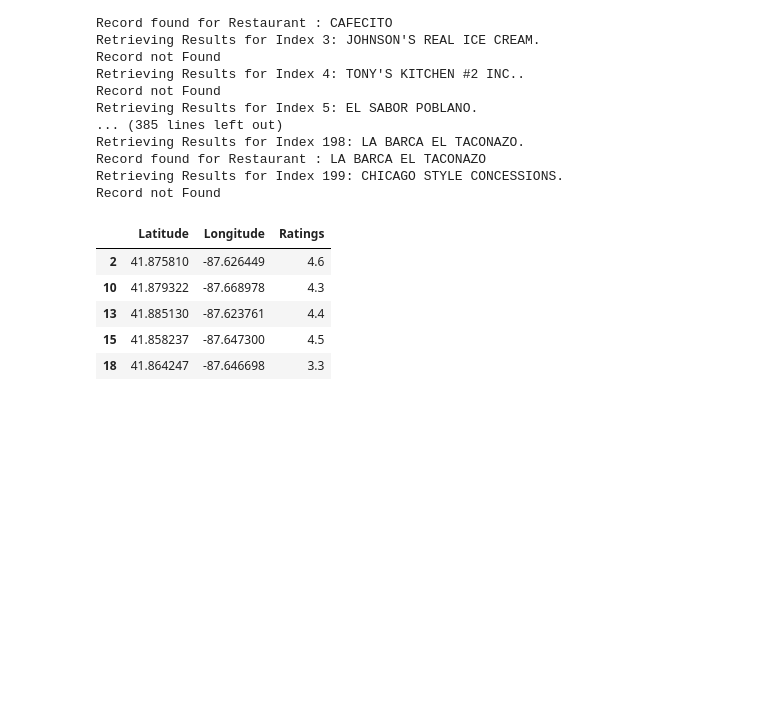
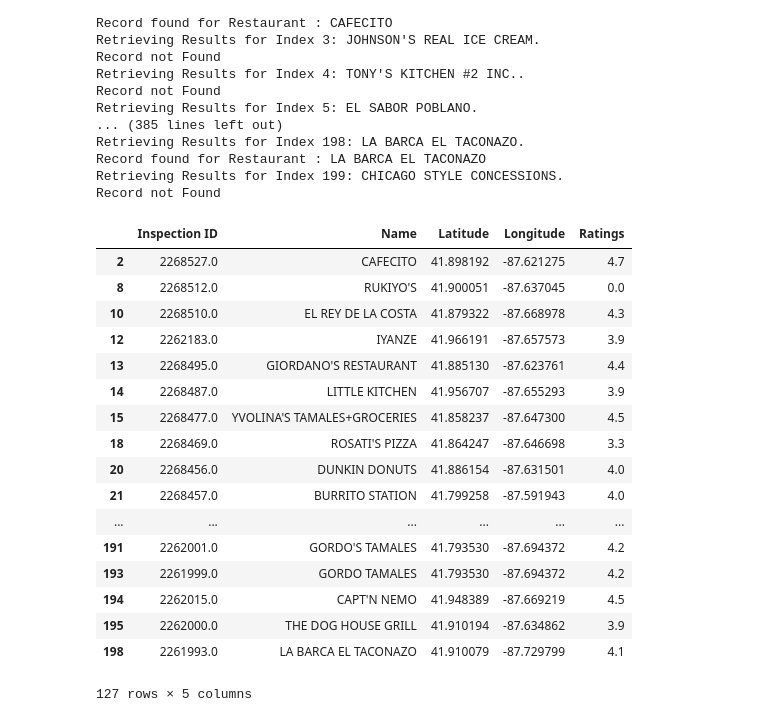
Before and after one commit to bldaly/ETL_Project, a Jupyter notebook: Aritra_file.ipynb, the cells around one changed output. Drawn from its saved outputs; the diff is of its cells as text; code cells hidden in the pictures; blank space fills up the shorter version.

```diff
--- a/Aritra_file.ipynb
+++ b/Aritra_file.ipynb
@@ -48,6 +48,8 @@ chicago_rest_df = pd.DataFrame()
 for index,restaurant in islice(chicago_df.iterrows(), 0, 200):
     restr_name = restaurant['DBA Name']
 
+    restr_inspection_id = restaurant['Inspection ID']
+
     # add keyword to params dict
     params['keyword'] = restr_name
 
@@ -59,6 +61,8 @@ for index,restaurant in islice(chicago_df.iterrows(), 0, 200):
     results = response['results']
 
     try:
+        chicago_rest_df.loc[index, "Inspection ID"] = restr_inspection_id
+        chicago_rest_df.loc[index, "Name"] = restr_name
         chicago_rest_df.loc[index, "Latitude"] = results[0]["geometry"]["location"]["lat"]
         chicago_rest_df.loc[index, "Longitude"] = results[0]["geometry"]["location"]["lng"]
         chicago_rest_df.loc[index, "Ratings"] =  results[0]["rating"]
@@ -84,12 +88,24 @@ Record found for Restaurant : LA BARCA EL TACONAZO
 Retrieving Results for Index 199: CHICAGO STYLE CONCESSIONS.
 Record not Found
 # %%
-chicago_rest_df.head()
+chicago_rest_df.dropna()
 # %% [output]
-|  | Latitude | Longitude | Ratings |
-| 2 | 41.875810 | -87.626449 | 4.6 |
-| 10 | 41.879322 | -87.668978 | 4.3 |
-| 13 | 41.885130 | -87.623761 | 4.4 |
-| 15 | 41.858237 | -87.647300 | 4.5 |
-| 18 | 41.864247 | -87.646698 | 3.3 |
+|  | Inspection ID | Name | Latitude | Longitude | Ratings |
+| 2 | 2268527.0 | CAFECITO | 41.898192 | -87.621275 | 4.7 |
+| 8 | 2268512.0 | RUKIYO'S | 41.900051 | -87.637045 | 0.0 |
+| 10 | 2268510.0 | EL REY DE LA COSTA | 41.879322 | -87.668978 | 4.3 |
+| 12 | 2262183.0 | IYANZE | 41.966191 | -87.657573 | 3.9 |
+| 13 | 2268495.0 | GIORDANO'S RESTAURANT | 41.885130 | -87.623761 | 4.4 |
+| 14 | 2268487.0 | LITTLE KITCHEN | 41.956707 | -87.655293 | 3.9 |
+| 15 | 2268477.0 | YVOLINA'S TAMALES+GROCERIES | 41.858237 | -87.647300 | 4.5 |
+| 18 | 2268469.0 | ROSATI'S PIZZA | 41.864247 | -87.646698 | 3.3 |
+| 20 | 2268456.0 | DUNKIN DONUTS | 41.886154 | -87.631501 | 4.0 |
+| 21 | 2268457.0 | BURRITO STATION | 41.799258 | -87.591943 | 4.0 |
+| ... | ... | ... | ... | ... | ... |
+| 191 | 2262001.0 | GORDO'S TAMALES | 41.793530 | -87.694372 | 4.2 |
+| 193 | 2261999.0 | GORDO TAMALES | 41.793530 | -87.694372 | 4.2 |
+| 194 | 2262015.0 | CAPT'N NEMO | 41.948389 | -87.669219 | 4.5 |
+| 195 | 2262000.0 | THE DOG HOUSE GRILL | 41.910194 | -87.634862 | 3.9 |
+| 198 | 2261993.0 | LA BARCA EL TACONAZO | 41.910079 | -87.729799 | 4.1 |
+127 rows × 5 columns
 # %%
```
Also changed, not shown: parts of 2 cells of this notebook, 3 other files.
